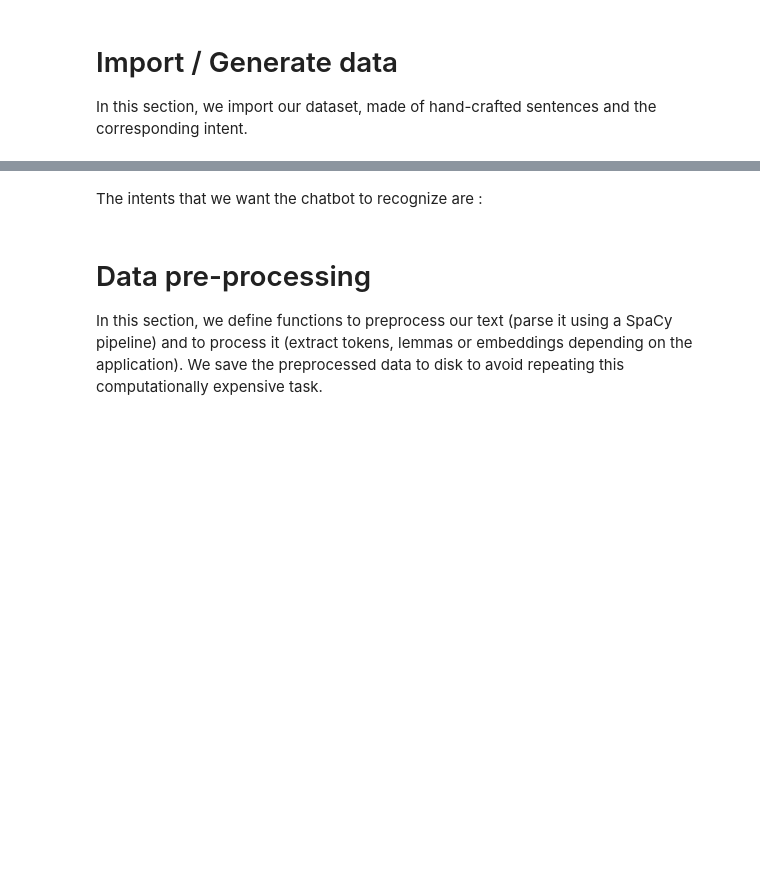
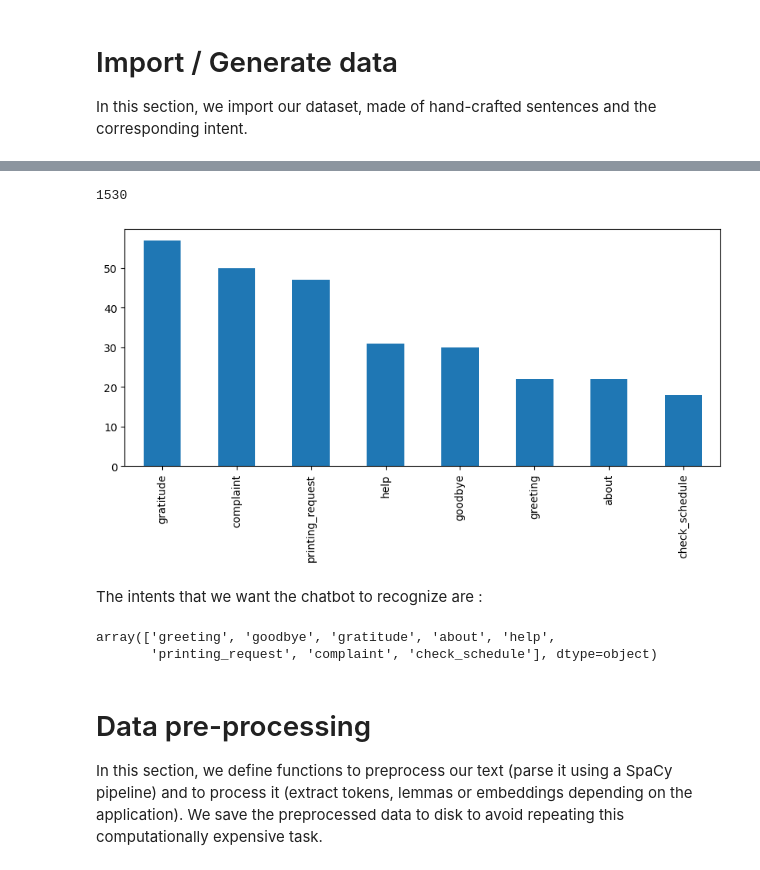
Before and after one commit to chefmtt/chatbot-sdia, a Jupyter notebook: train_bag_simple_phrases.ipynb, the cells around one changed output, grey strips where cells are left out. Saved outputs shown, nothing was run; the diff lists cells and outputs as text; code cells hidden in the pictures; blank space fills up the shorter version.

```diff
--- a/train_bag_simple_phrases.ipynb
+++ b/train_bag_simple_phrases.ipynb
@@ -44,4 +44,4 @@ for intent in intents['intents']:
     for pattern in intent['patterns']:
         data.append([pattern, intent['tag']])
 
-df = pd.DataFrame(data, columns=['text','intent'])
+df_json = pd.DataFrame(data, columns=['text','intent'])
@@ -65,0 +48,5 @@ print(df_imdb)
+# %%
+df_csv = pd.read_csv("sentences/full.csv")
+# %%
+df = pd.concat([df_json, df_csv], axis=0)
+df
@@ -66,7 +67,20 @@ print(df_imdb)
+# %%
+print(df['text'].apply(lambda x: len(x.split(' '))).sum())
+# %% [output]
+1530
+# %%
+import matplotlib.pyplot as plt
+plt.figure(figsize=(10,4))
+df.intent.value_counts().plot(kind='bar');
+# %% [output]
+[figure, added]
 # %% [markdown]
 The intents that we want the chatbot to recognize are :
 # %%
 df["intent"].unique()
+# %% [output]
+array(['greeting', 'goodbye', 'gratitude', 'about', 'help',
+       'printing_request', 'complaint', 'check_schedule'], dtype=object)
 # %% [markdown]
 # Data pre-processing
 
```
Also changed, not shown: parts of 22 cells of this notebook, 7 other files.
